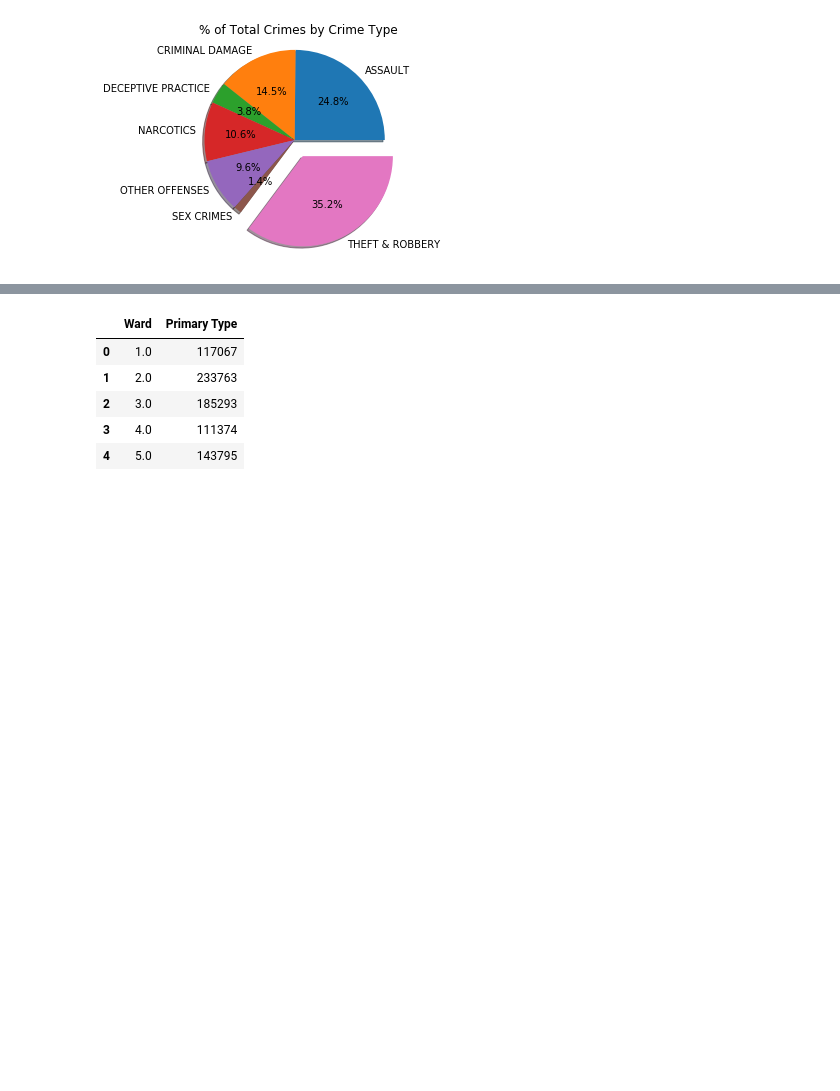
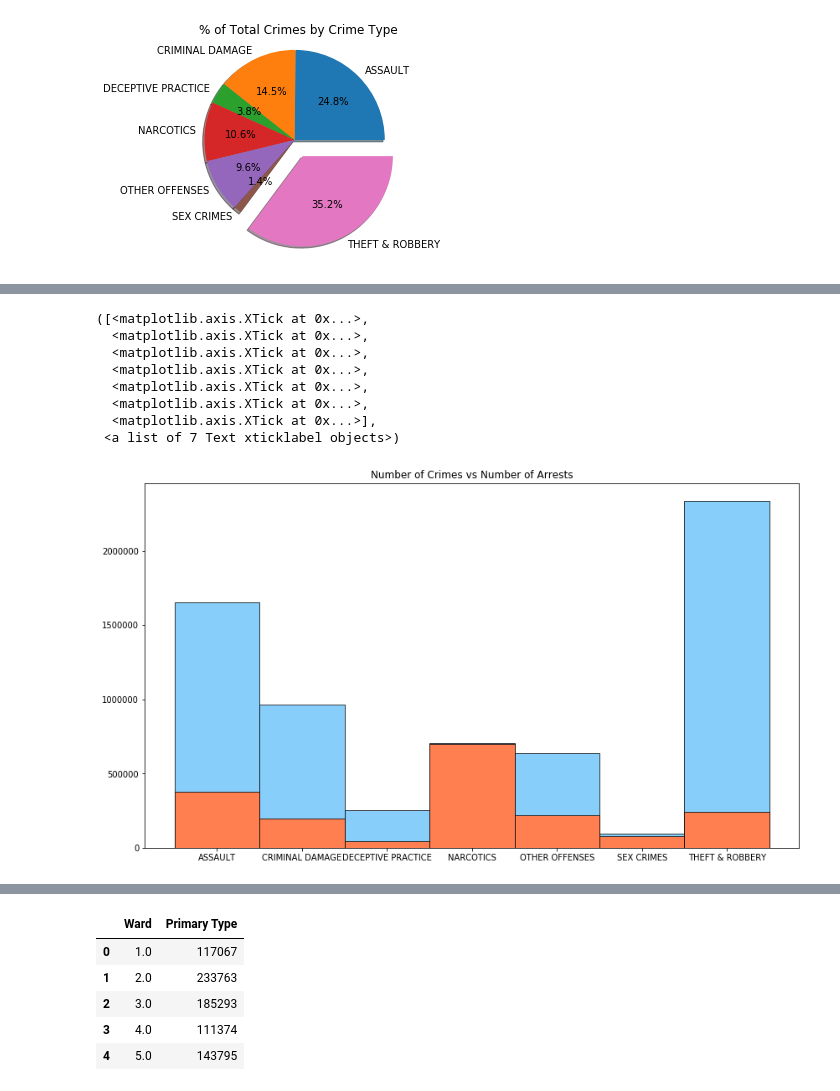
Before and after one commit to BLKOPL/ChiPy, a Jupyter notebook: project1.ipynb, the cells around one changed output, grey strips where cells are left out. Saved outputs shown, nothing was run; the diff lists cells and outputs as text; code cells hidden in the pictures; blank space fills up the shorter version.

```diff
--- a/project1.ipynb
+++ b/project1.ipynb
@@ -122,3 +122,16 @@ plt.savefig("../crimes_pie.png")
 plt.show()
 # %% [output]
 [figure]
+# %%
+#dataframe for nb of arrests:
+crimes_data_df["Arrest"] = crimes_data_df["Arrest"].astype('str')
+# %%
+arrests_crimes_df = crimes_data_df.loc[crimes_data_df["Arrest"] == "True", :]
+
+#Number of Arrests
+
+arrest_count = arrests_crimes_df.groupby('Primary Type')['Arrest'].count()
+arrest_count_df = pd.DataFrame(arrest_count)
+#Rename:
+arrest_count_df  = arrest_count_df.rename(columns={"Arrest": "Number of Arrests"})
+arrest_count_df
@@ -124,0 +148,4 @@ plt.show()
+# %%
+#merge arrests and crimes:
+arrests_crimes = pd.merge(crimes_analysis_df,arrest_count_df, on="Primary Type")
+arrests_crimes
@@ -124,0 +176,29 @@ plt.show()
+# %%
+#Visualize: Arrest vs Crimes :
+fig = plt.figure(figsize=(14, 8))
+nb_crimes= arrests_crimes['Number of Crimes']
+nb_arrests= arrests_crimes['Number of Arrests']
+x_axis = np.arange(0, len(arrests_crimes))
+tick_locations = []
+for x in x_axis:
+    tick_locations.append(x)
+
+
+
+plt.bar(x_axis,  nb_crimes, width=1.0, color='lightskyblue', edgecolor="black", linewidth="0.75", align="center")
+
+plt.bar(x_axis,  nb_arrests, width=1.0, color='coral', edgecolor="black", linewidth="0.75", align="center")
+plt.title(f"Number of Crimes vs Number of Arrests")
+
+
+plt.xticks(tick_locations, crimes_list )
+# %% [output]
+([<matplotlib.axis.XTick at 0x...>,
+  <matplotlib.axis.XTick at 0x...>,
+  <matplotlib.axis.XTick at 0x...>,
+  <matplotlib.axis.XTick at 0x...>,
+  <matplotlib.axis.XTick at 0x...>,
+  <matplotlib.axis.XTick at 0x...>,
+  <matplotlib.axis.XTick at 0x...>],
+ <a list of 7 Text xticklabel objects>)
+[figure, added]
```
Also changed, not shown: parts of 14 cells of this notebook.
